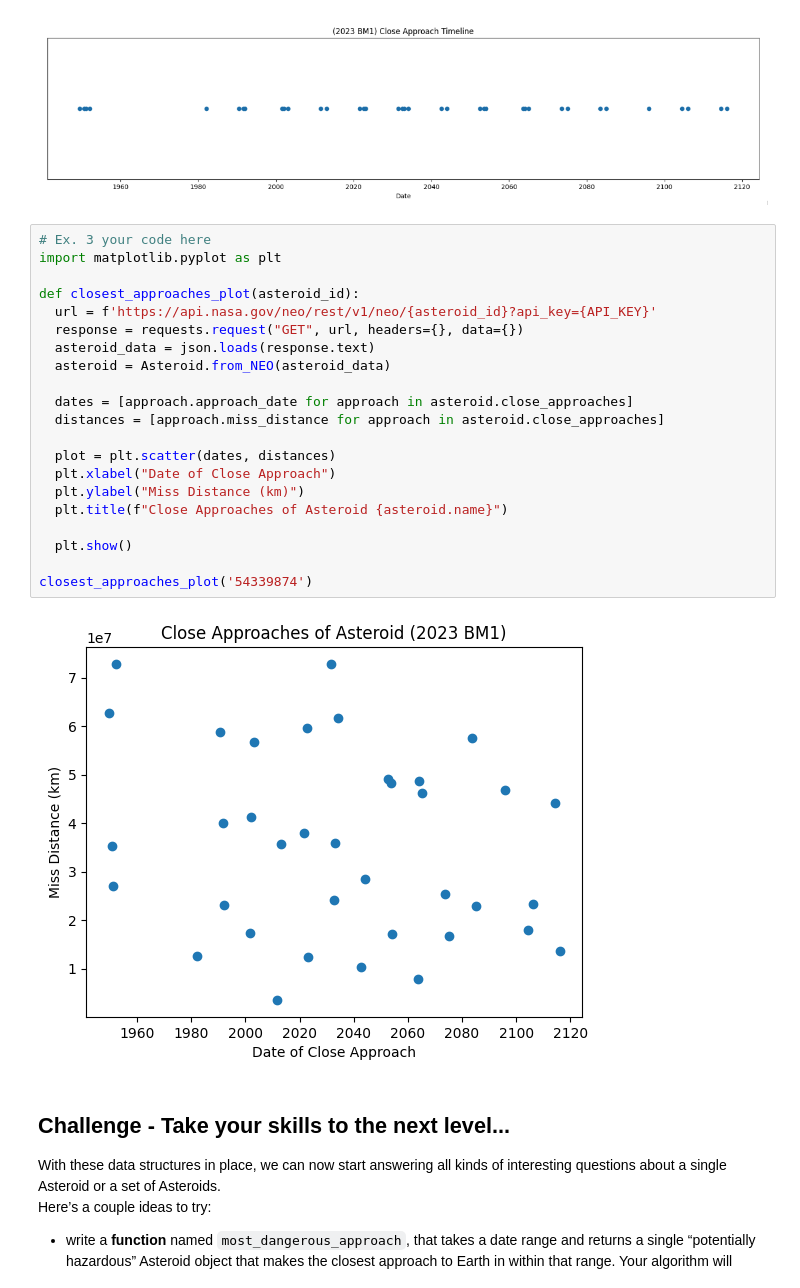
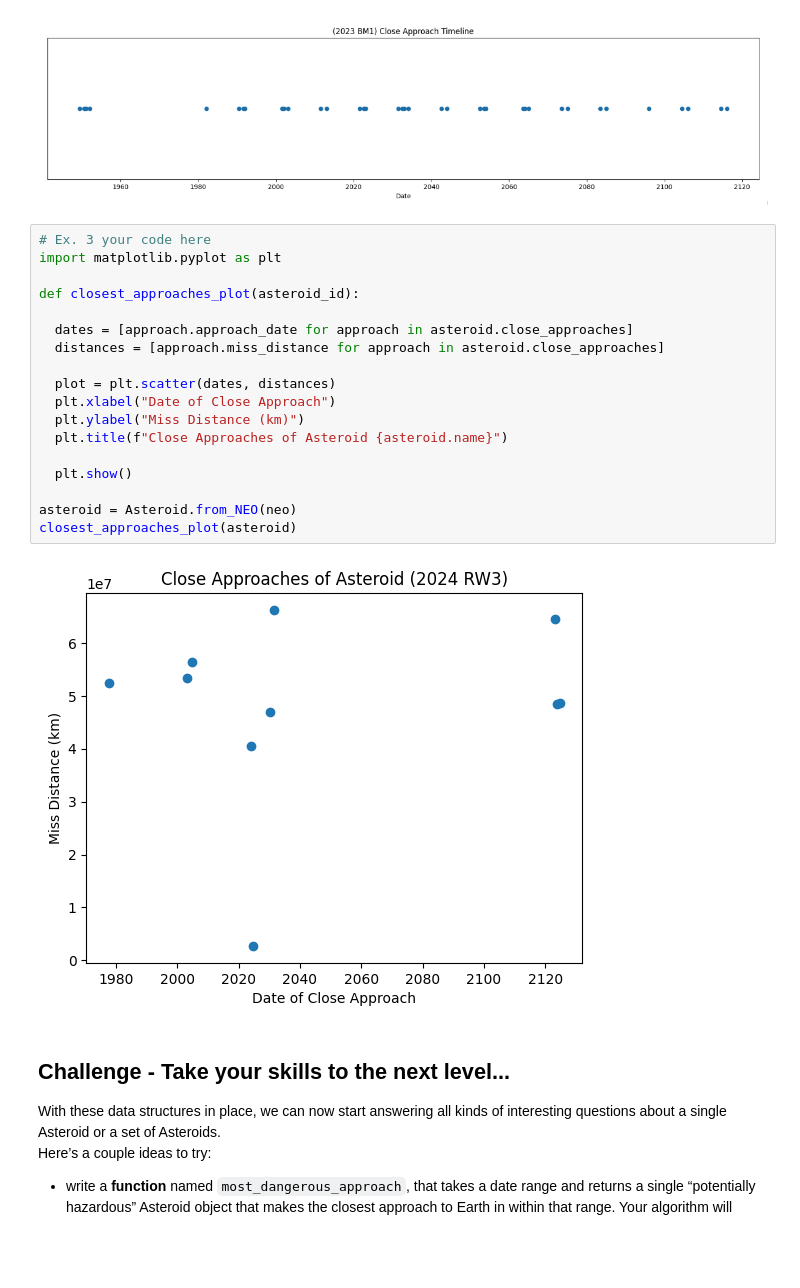
Before and after one commit to Juntolli/comp215, a Jupyter notebook: labs/lab04-more_classes.ipynb, the cells around one changed output. Saved outputs shown, nothing was run; the diff lists cells and outputs as text; blank space fills up the shorter version.

```diff
--- a/labs/lab04-more_classes.ipynb
+++ b/labs/lab04-more_classes.ipynb
@@ -170,26 +170,23 @@ Write a function that takes an Asteroid object as a parameter and makes a timeli
 # %%
 # Ex. 3 your code here
 import matplotlib.pyplot as plt
 
 def closest_approaches_plot(asteroid_id):
-  url = f'https://api.nasa.gov/neo/rest/v1/neo/{asteroid_id}?api_key={API_KEY}'
-  response = requests.request("GET", url, headers={}, data={})
-  asteroid_data = json.loads(response.text)
-  asteroid = Asteroid.from_NEO(asteroid_data)
 
   dates = [approach.approach_date for approach in asteroid.close_approaches]
   distances = [approach.miss_distance for approach in asteroid.close_approaches]
 
   plot = plt.scatter(dates, distances)
   plt.xlabel("Date of Close Approach")
   plt.ylabel("Miss Distance (km)")
   plt.title(f"Close Approaches of Asteroid {asteroid.name}")
 
   plt.show()
 
-closest_approaches_plot('54339874')
+asteroid = Asteroid.from_NEO(neo)
+closest_approaches_plot(asteroid)
 # %% [output]
-[figure, old version]
+[figure, new version]
 # %% [markdown]
 ## Challenge - Take your skills to the next level...
 
```
